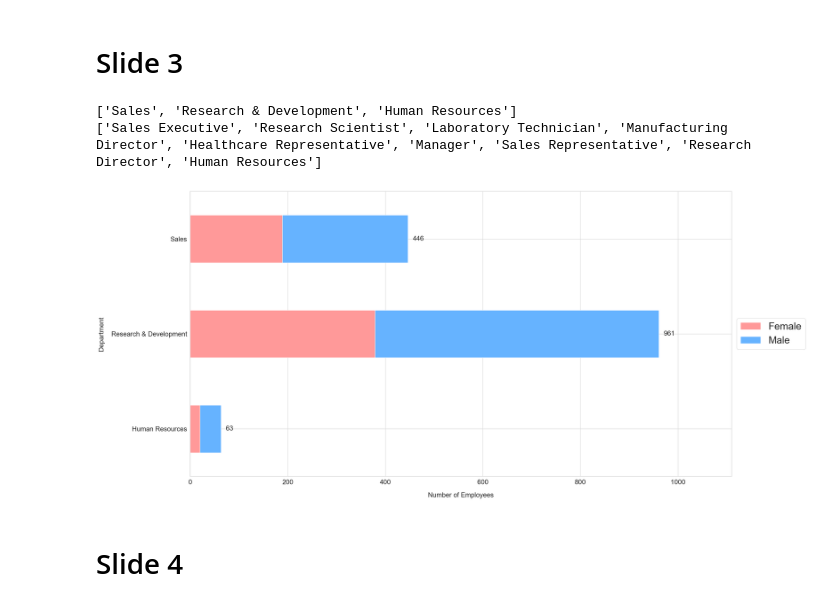
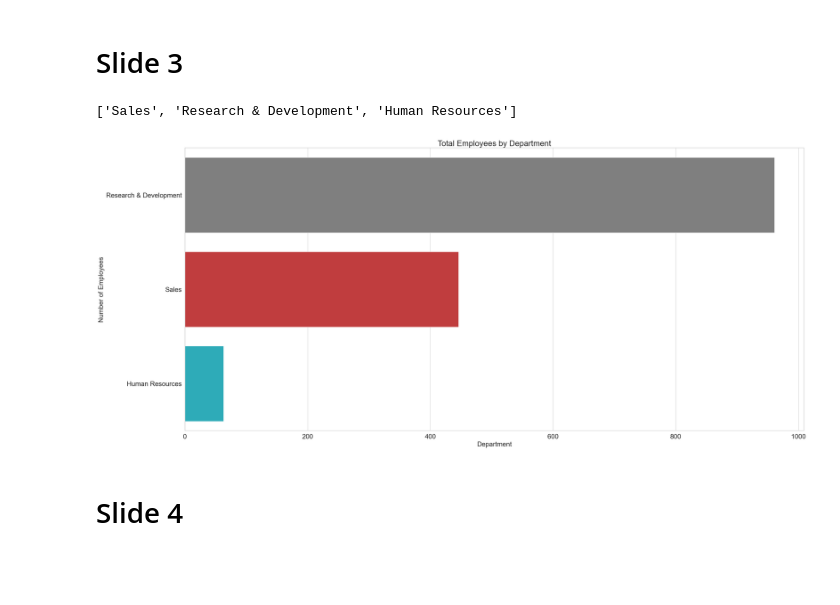
Before and after one commit to HiIamInfi/ibm-hr-data-challenge, a Jupyter notebook: src/visuals.ipynb, the cells around one changed output. Saved outputs shown, nothing was run; the diff lists cells and outputs as text; code cells hidden in the pictures; blank space fills up the shorter version.

Commit message:
Converted Slide 3 Chart to Seaborn

```diff
--- a/src/visuals.ipynb
+++ b/src/visuals.ipynb
@@ -129,45 +129,31 @@ plt.savefig('reports/slide2_composite_slide.png', dpi=RESOLUTION)
 # %% [markdown]
 # Slide 3
 # %%
-print(str(ibm_df['Department'].unique().tolist()) + "\n" + str(ibm_df['JobRole'].unique().tolist()))
+print(str(ibm_df['Department'].unique().tolist()))
 
-primary_category = 'Department'
-stacked_category = 'Gender'
+department_colors = {
+    'Research & Development': '#7f7f7f',
+    'Sales': '#d62728',
+    'Human Resources': '#17becf'
+}
 
-data_to_plot = pd.crosstab(ibm_df[primary_category], ibm_df[stacked_category])
+department_counts = ibm_df['Department'].value_counts()
 
-ax = data_to_plot.plot(kind='barh',
-                       stacked=True,
-                       figsize=(29.89, 13.21),
-                       color=[COLOR_FEMALE, COLOR_MALE])
+plt.figure(figsize=(29.89, 13.21))
+ax = sns.barplot(x=department_counts.values, y=department_counts.index, hue=department_counts.index,
+                 palette=department_colors, order=department_counts.index, legend=False, orient='h')
 
-ax.set_title('')
-
-ax.set_xlabel('Number of Employees', fontsize=DESCRIPTION_FONTSIZE, labelpad=20)
-ax.set_ylabel('Department', fontsize=DESCRIPTION_FONTSIZE, labelpad=20)
-
-plt.xticks(fontsize=DESCRIPTION_FONTSIZE)
-plt.yticks(rotation=0, fontsize=DESCRIPTION_FONTSIZE)
-
-ax.legend(loc='center left', bbox_to_anchor=(1, 0.5), fontsize=DESCRIPTION_FONTSIZE+10)
-
-totals = data_to_plot.sum(axis=1)
-offset = ax.get_xlim()[1] * 0.01
-
-for i, total in enumerate(totals):
-    # The 'total + (total*0.01)' part adds a small gap after the bar.
-    ax.text(total + offset, i, str(total),
-            va='center', fontsize=DESCRIPTION_FONTSIZE)
-
-ax.set_xlim(right=ax.get_xlim()[1] * 1.1)
+ax.set_title('Total Employees by Department', fontsize=DESCRIPTION_FONTSIZE + 4)
+ax.set_xlabel('Department', fontsize=DESCRIPTION_FONTSIZE)
+ax.set_ylabel('Number of Employees', fontsize=DESCRIPTION_FONTSIZE)
+ax.tick_params(axis='x', labelsize=DESCRIPTION_FONTSIZE)
+ax.tick_params(axis='y', labelsize=DESCRIPTION_FONTSIZE)
 
 plt.tight_layout()
-
-plt.savefig('reports/department_stacked_barh.png', dpi=RESOLUTION)
+plt.savefig('reports/slide3_department_barplot.png', dpi=RESOLUTION)
 # %% [output]
 ['Sales', 'Research & Development', 'Human Resources']
-['Sales Executive', 'Research Scientist', 'Laboratory Technician', 'Manufacturing Director', 'Healthcare Representative', 'Manager', 'Sales Representative', 'Research Director', 'Human Resources']
-[figure, old version]
+[figure, new version]
 # %% [markdown]
 # Slide 4
 # %%
```
Also changed, not shown: 1 other file.
